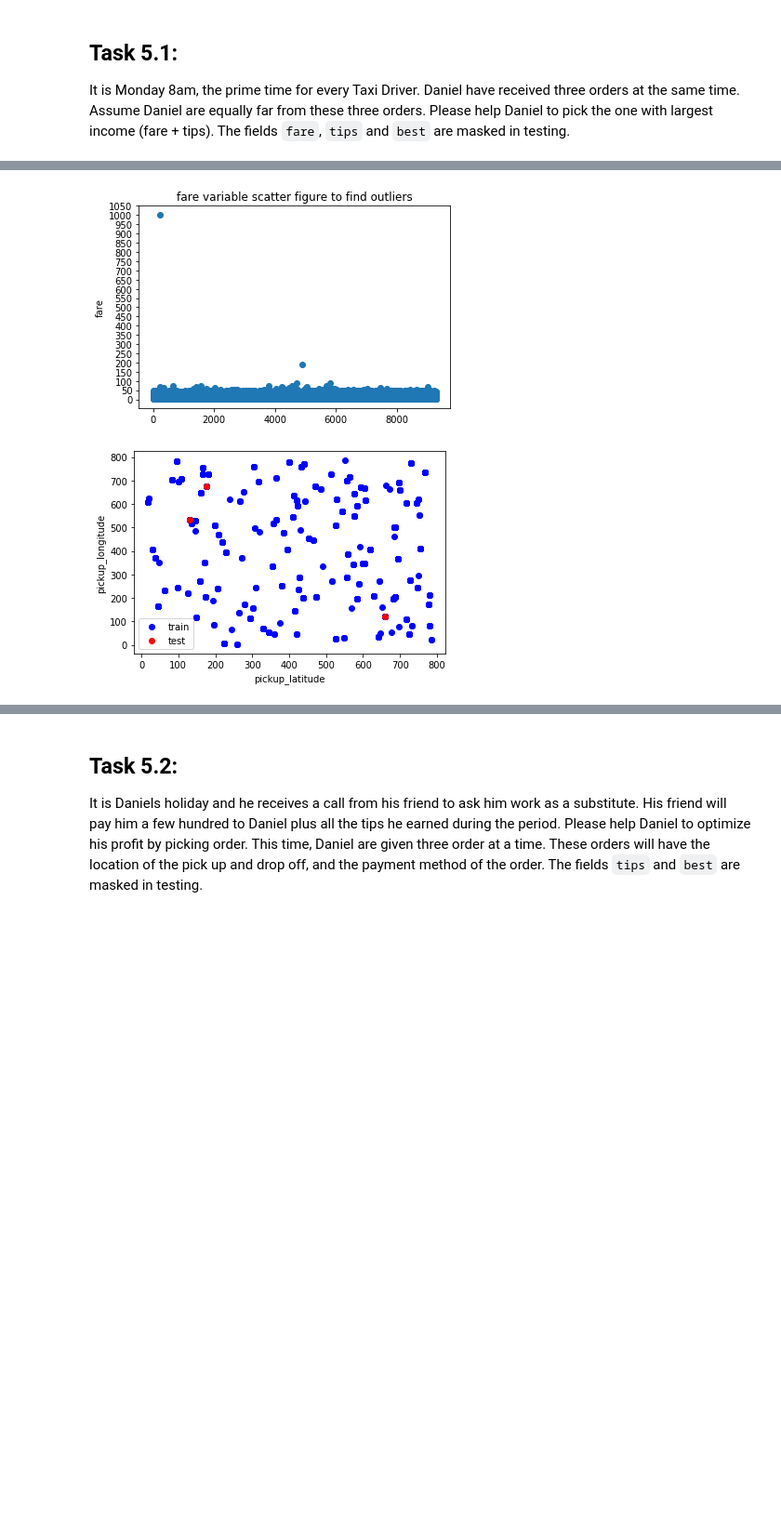
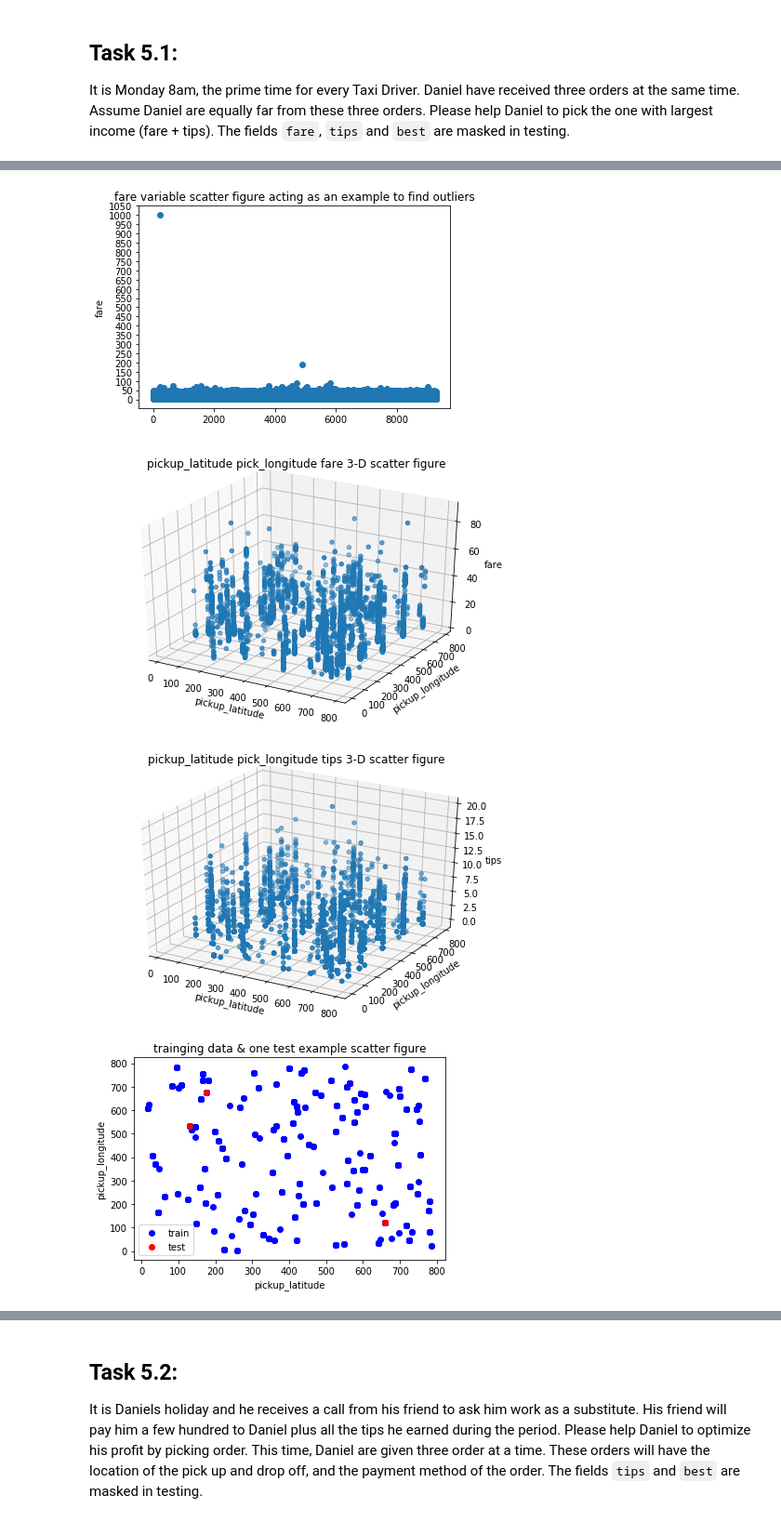
Before and after one commit to LEOch007/DM_project_taxi, a Jupyter notebook: CSIT5210 Assignment.ipynb, the cells around one changed output, grey strips where cells are left out. Shown at 93% size. Drawn from its saved outputs; the diff is of its cells as text; code cells hidden in the pictures; blank space fills up the shorter version.

```diff
--- a/CSIT5210 Assignment.ipynb
+++ b/CSIT5210 Assignment.ipynb
@@ -468,7 +469,7 @@ train_data_8am = train_data_8am.loc[train_data_8am['trip_total'] > 0]
 plt.scatter(range(len(train_data_8am)), train_data_8am['fare'])
 plt.yticks(range(0, 1100, 50))
 plt.ylabel('fare')
-plt.title('fare variable scatter figure to find outliers')
+plt.title('fare variable scatter figure acting as an example to find outliers')
 plt.show()
 
 # drop outliers
@@ -481,6 +482,33 @@ train_data_8am = train_data_8am.loc[train_data_8am['extras'] < 10]
 train_data_8am = train_data_8am.loc[train_data_8am['trip_total'] < 100]
 train_data_8am = train_data_8am.reset_index()
 
+# scatter figure of (pickup_latitude, pickup_longitude, fare)
+from mpl_toolkits.mplot3d import Axes3D
+fig = plt.figure()
+ax = Axes3D(fig)
+ax.scatter(train_data_8am['pickup_latitude'], train_data_8am['pickup_longitude'], train_data_8am['fare'])
+ax.set_zlabel('fare')
+ax.set_ylabel('pickup_longitude')
+ax.set_xlabel('pickup_latitude')
+plt.title('pickup_latitude pick_longitude fare 3-D scatter figure')
+plt.show()
+
+# scatter figure of (pickup_latitude, pickup_longitude, tips)
+fig = plt.figure()
+ax = Axes3D(fig)
+ax.scatter(train_data_8am['pickup_latitude'], train_data_8am['pickup_longitude'], train_data_8am['tips'])
+ax.set_zlabel('tips')
+ax.set_ylabel('pickup_longitude')
+ax.set_xlabel('pickup_latitude')
+plt.title('pickup_latitude pick_longitude tips 3-D scatter figure')
+plt.show()
+
+# seperate train_data into train_data1(99%) and validation_data(1%)
+train1_data_8am = train_data_8am.sample(frac=0.99)
+train1_data_8am = train1_data_8am.reset_index()
+validation_data_8am = train_data_8am[~train_data_8am.index.isin(train1_data_8am.index)]
+validation_data_8am = validation_data_8am.reset_index()
+
 def get_one_test_example(s):
     order_number = [1, 2, 3]
     order_latitude = []
@@ -488,7 +516,7 @@ def get_one_test_example(s):
     for i in order_number:
         order_latitude.append(s['order'+str(i)+'_pickup_latitude'])
         order_longitude.append(s['order' + str(i) + '_pickup_longitude'])
-    res = pd.DataFrame(columns=['order_number', 'pickup_latitude', 'pick_logitude'])
+    res = pd.DataFrame(columns=['order_number', 'pickup_latitude', 'pick_longitude'])
     res['order_number'] = pd.Series(order_number)
     res['pickup_latitude'] = pd.Series(order_latitude)
     res['pickup_longitude'] = pd.Series(order_longitude)
@@ -500,39 +528,61 @@ plt.scatter(test_example['pickup_latitude'], test_example['pickup_longitude'], c
 plt.xlabel('pickup_latitude')
 plt.ylabel('pickup_longitude')
 plt.legend()
+plt.title('trainging data & one test example scatter figure')
 plt.show()
 
-def N_nearest_neighbors_predictor(test, n, train_data):
+def k_nearest_neighbors_predictor(test, k, train_data):
     """
-    Finding the test order's nearest N neighbors,
+    Finding the test order's nearest k neighbors,
     Using the mean value of them to estimate the corresponding value of test order
 
     """
     tem_data = train_data
     tem_data['distance'] = ((tem_data['pickup_latitude'] - test['pickup_latitude']) ** 2 \
                              + (tem_data['pickup_longitude'] - test['pickup_longitude']) ** 2).apply(sqrt)
 
     tem_data.sort_values('distance', inplace=True, ascending=False)
-    estimate_fare = round(tem_data['fare'][:(n+1)].mean(), 4)
-    estimate_tips = round(tem_data['tips'][:(n+1)].mean(), 4)
+    estimate_fare = round(tem_data['fare'][:(k+1)].mean(), 4)
+    estimate_tips = round(tem_data['tips'][:(k+1)].mean(), 4)
 
     return (estimate_fare, estimate_tips)
 
+# get the MSE value of kNN method using validation data to evaluate the model
+validation_position = validation_data_8am.loc[:, ('pickup_latitude', 'pickup_longitude')]
+validation_fare = validation_data_8am.loc[:, ('fare')]
+validation_tips = validation_data_8am.loc[:, ('tips')]
+fare_squred_error_sum = 0
+tips_squred_error_sum = 0
+
+for i in range(0,len(validation_position)):
+    e_fare, e_tips = k_nearest_neighbors_predictor(validation_position.loc[i], 10, train1_data_8am)
+    fare_squred_error_sum += (e_fare - validation_fare[i]) ** 2
+    tips_squred_error_sum += (e_tips - validation_tips[i]) ** 2
+
+MSE_fare = sqrt(fare_squred_error_sum / len(validation_position))
+MSE_tips = sqrt(tips_squred_error_sum / len(validation_position))
+
+print('fare MSE of validation data:', MSE_fare)
+print('tips MSE of validation data:', MSE_tips)
+
+# get the prediction of test data
 for i in range(len(test_data)):
     ex = get_one_test_example(test_data.loc[i])
     best_order = 0
     best_profit = 0
     for j in range(len(ex)):
-        e_fare, e_tips = N_nearest_neighbors_predictor(ex.loc[j], 10, train_data_8am)
+        e_fare, e_tips = k_nearest_neighbors_predictor(ex.loc[j], 10, train_data_8am)
         test_data.loc[i, 'order'+str(j+1)+'_fare'] = e_fare
         test_data.loc[i, 'order'+str(j+1)+'_tips'] = e_tips
         if (e_fare + e_tips) > best_profit:
             best_order = j+1
             best_profit = e_fare + e_tips
     test_data.loc[i, 'best'] = 'order' + str(best_order)
 
 test_data.to_csv('5_1_result.csv', index=0)
 test_data.head(10)
 # %% [output]
-[figure, old version]
+[figure, new version]
-[figure, old version]
+[figure, new version]
+[figure, added]
+[figure, added]
```
Also changed, not shown: parts of 6 cells of this notebook, 2 other files.
